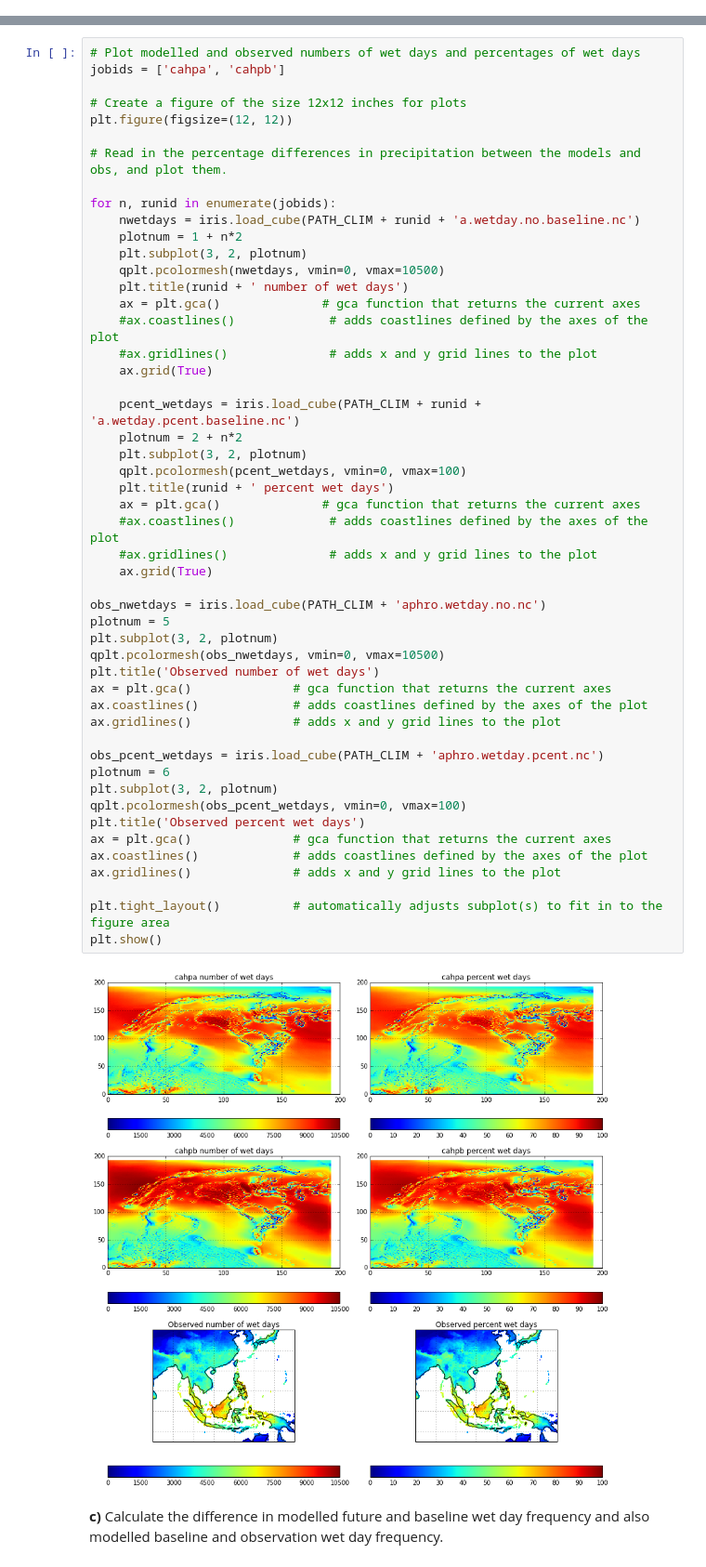
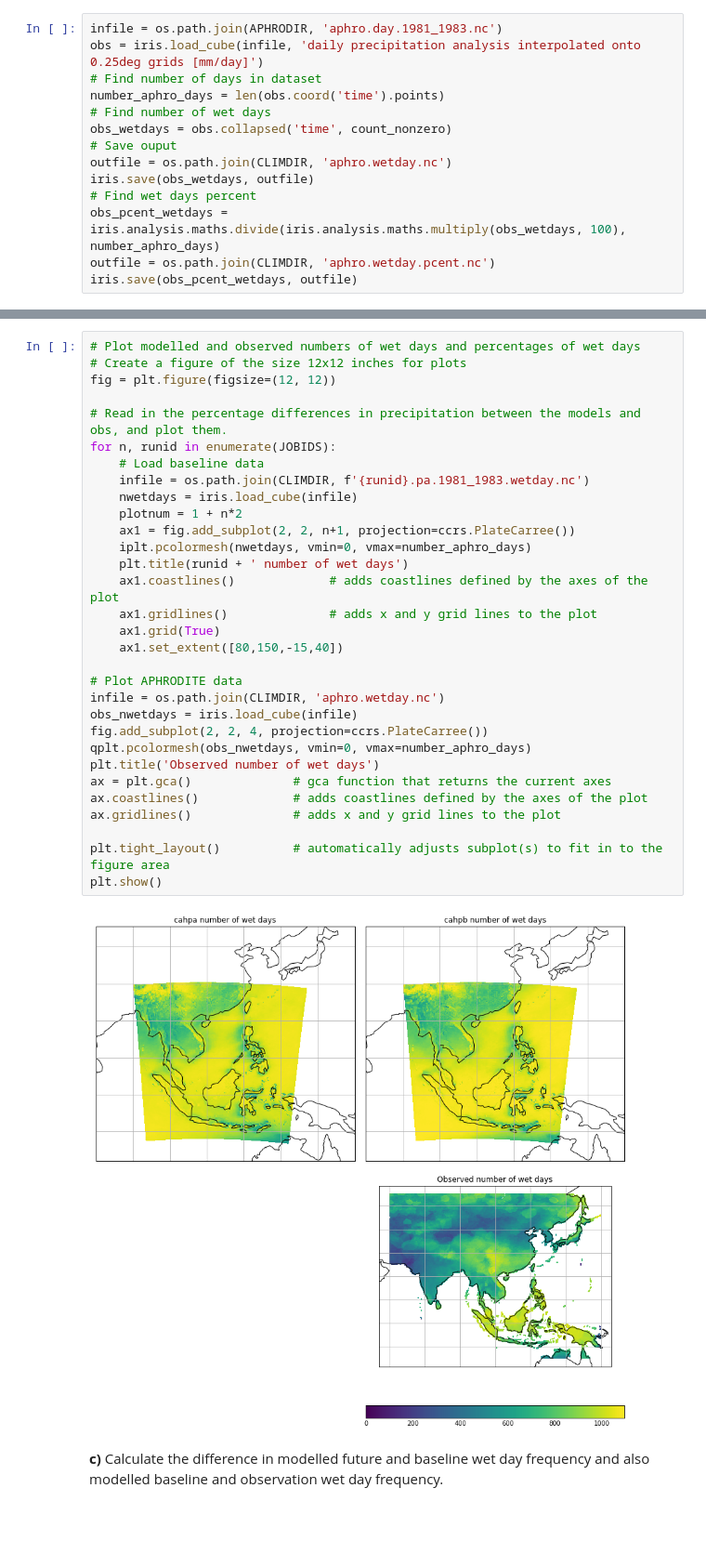
Before and after one commit to MetOffice/PyPRECIS, a Jupyter notebook: notebooks/worksheet3.ipynb, the cells around one changed output, grey strips where cells are left out. Shown at 93% size. Drawn from its saved outputs; the diff is of its cells as text; blank space fills up the shorter version.

Commit message:
Updates to data paths and minor plotting changes up to 3.1(b)

```diff
--- a/notebooks/worksheet3.ipynb
+++ b/notebooks/worksheet3.ipynb
@@ -95,0 +75,14 @@ Files saved to /net/data/users/ssadri/data-local/PRECIS_WORK/jupyter/daily/clima
+# %%
+infile = os.path.join(APHRODIR, 'aphro.day.1981_1983.nc')
+obs = iris.load_cube(infile, 'daily precipitation analysis interpolated onto 0.25deg grids [mm/day]')
+# Find number of days in dataset
+number_aphro_days = len(obs.coord('time').points)
+# Find number of wet days
+obs_wetdays = obs.collapsed('time', count_nonzero)
+# Save ouput
+outfile = os.path.join(CLIMDIR, 'aphro.wetday.nc')
+iris.save(obs_wetdays, outfile)
+# Find wet days percent
+obs_pcent_wetdays = iris.analysis.maths.divide(iris.analysis.maths.multiply(obs_wetdays, 100), number_aphro_days)
+outfile = os.path.join(CLIMDIR, 'aphro.wetday.pcent.nc')
+iris.save(obs_pcent_wetdays, outfile)
@@ -96,55 +91,36 @@ Files saved to /net/data/users/ssadri/data-local/PRECIS_WORK/jupyter/daily/clima
 # %%
 # Plot modelled and observed numbers of wet days and percentages of wet days
-jobids = ['cahpa', 'cahpb']
-
 # Create a figure of the size 12x12 inches for plots
-plt.figure(figsize=(12, 12))
+fig = plt.figure(figsize=(12, 12))
 
 # Read in the percentage differences in precipitation between the models and obs, and plot them.
+for n, runid in enumerate(JOBIDS):
+    # Load baseline data
+    infile = os.path.join(CLIMDIR, f'{runid}.pa.1981_1983.wetday.nc')
+    nwetdays = iris.load_cube(infile)
+    plotnum = 1 + n*2
+    ax1 = fig.add_subplot(2, 2, n+1, projection=ccrs.PlateCarree())
+    iplt.pcolormesh(nwetdays, vmin=0, vmax=number_aphro_days)
+    plt.title(runid + ' number of wet days')
+    ax1.coastlines()             # adds coastlines defined by the axes of the plot
+    ax1.gridlines()              # adds x and y grid lines to the plot
+    ax1.grid(True)
+    ax1.set_extent([80,150,-15,40])
 
-for n, runid in enumerate(jobids):
-    nwetdays = iris.load_cube(PATH_CLIM + runid + 'a.wetday.no.baseline.nc')
-    plotnum = 1 + n*2
-    plt.subplot(3, 2, plotnum)
-    qplt.pcolormesh(nwetdays, vmin=0, vmax=10500)
-    plt.title(runid + ' number of wet days')
-    ax = plt.gca()              # gca function that returns the current axes
-    #ax.coastlines()             # adds coastlines defined by the axes of the plot
-    #ax.gridlines()              # adds x and y grid lines to the plot
-    ax.grid(True)
-
-    pcent_wetdays = iris.load_cube(PATH_CLIM + runid + 'a.wetday.pcent.baseline.nc')
-    plotnum = 2 + n*2
-    plt.subplot(3, 2, plotnum)
-    qplt.pcolormesh(pcent_wetdays, vmin=0, vmax=100)
-    plt.title(runid + ' percent wet days')
-    ax = plt.gca()              # gca function that returns the current axes
-    #ax.coastlines()             # adds coastlines defined by the axes of the plot
-    #ax.gridlines()              # adds x and y grid lines to the plot
-    ax.grid(True)
-
-obs_nwetdays = iris.load_cube(PATH_CLIM + 'aphro.wetday.no.nc')
-plotnum = 5
-plt.subplot(3, 2, plotnum)
-qplt.pcolormesh(obs_nwetdays, vmin=0, vmax=10500)
+# Plot APHRODITE data
+infile = os.path.join(CLIMDIR, 'aphro.wetday.nc')
+obs_nwetdays = iris.load_cube(infile)
+fig.add_subplot(2, 2, 4, projection=ccrs.PlateCarree())
+qplt.pcolormesh(obs_nwetdays, vmin=0, vmax=number_aphro_days)
 plt.title('Observed number of wet days')
-ax = plt.gca()              # gca function that returns the current axes
-ax.coastlines()             # adds coastlines defined by the axes of the plot
-ax.gridlines()              # adds x and y grid lines to the plot
-
-obs_pcent_wetdays = iris.load_cube(PATH_CLIM + 'aphro.wetday.pcent.nc')
-plotnum = 6
-plt.subplot(3, 2, plotnum)
-qplt.pcolormesh(obs_pcent_wetdays, vmin=0, vmax=100)
-plt.title('Observed percent wet days')
 ax = plt.gca()              # gca function that returns the current axes
 ax.coastlines()             # adds coastlines defined by the axes of the plot
 ax.gridlines()              # adds x and y grid lines to the plot
 
 plt.tight_layout()          # automatically adjusts subplot(s) to fit in to the figure area
 plt.show()
 # %% [output]
-[figure, old version]
+[figure, new version]
 # %% [markdown]
 __c)__ Calculate the difference in modelled future and baseline wet day frequency and also modelled baseline and
 observation wet day frequency.
```
Also changed, not shown: parts of 17 cells of this notebook.
